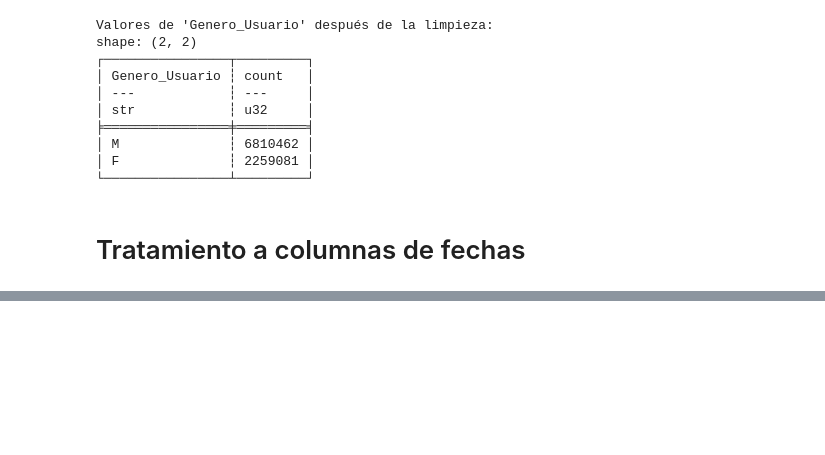
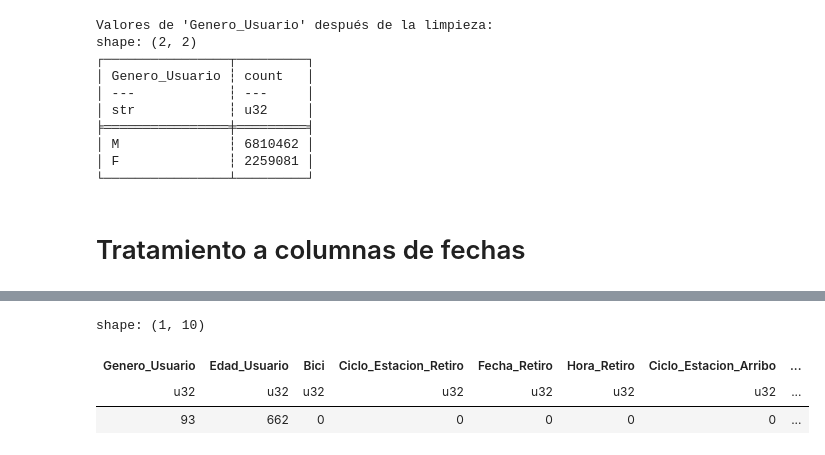
Before and after one commit to DeyHdz/SistemaEcobici, a Jupyter notebook: Limpieza del dataframe.ipynb, the cells around one changed output, grey strips where cells are left out. Saved outputs shown, nothing was run; the diff lists cells and outputs as text; code cells hidden in the pictures; blank space fills up the shorter version.

```diff
--- a/Limpieza del dataframe.ipynb
+++ b/Limpieza del dataframe.ipynb
@@ -191,0 +228,8 @@ shape: (9_069_543, 10)
+# %%
+# Verificamos que ya no haya nulos
+df.null_count()
+# %% [output]
+shape: (1, 10)
+| Genero_Usuario | Edad_Usuario | Bici | Ciclo_Estacion_Retiro | Fecha_Retiro | Hora_Retiro | Ciclo_Estacion_Arribo | ... |
+| u32 | u32 | u32 | u32 | u32 | u32 | u32 | ... |
+| 93 | 662 | 0 | 0 | 0 | 0 | 0 | ... |
```
Also changed, not shown: parts of 10 cells of this notebook.
